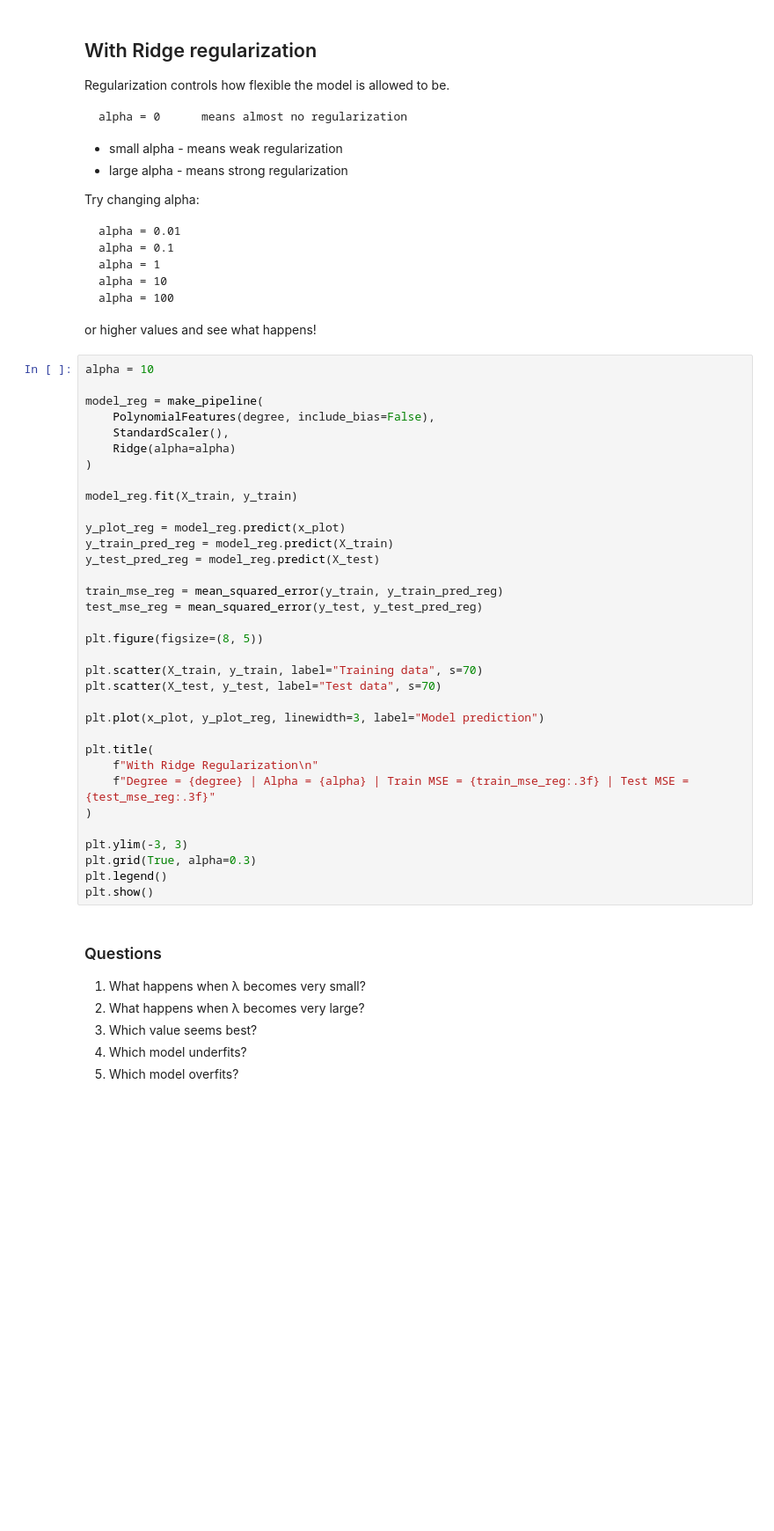
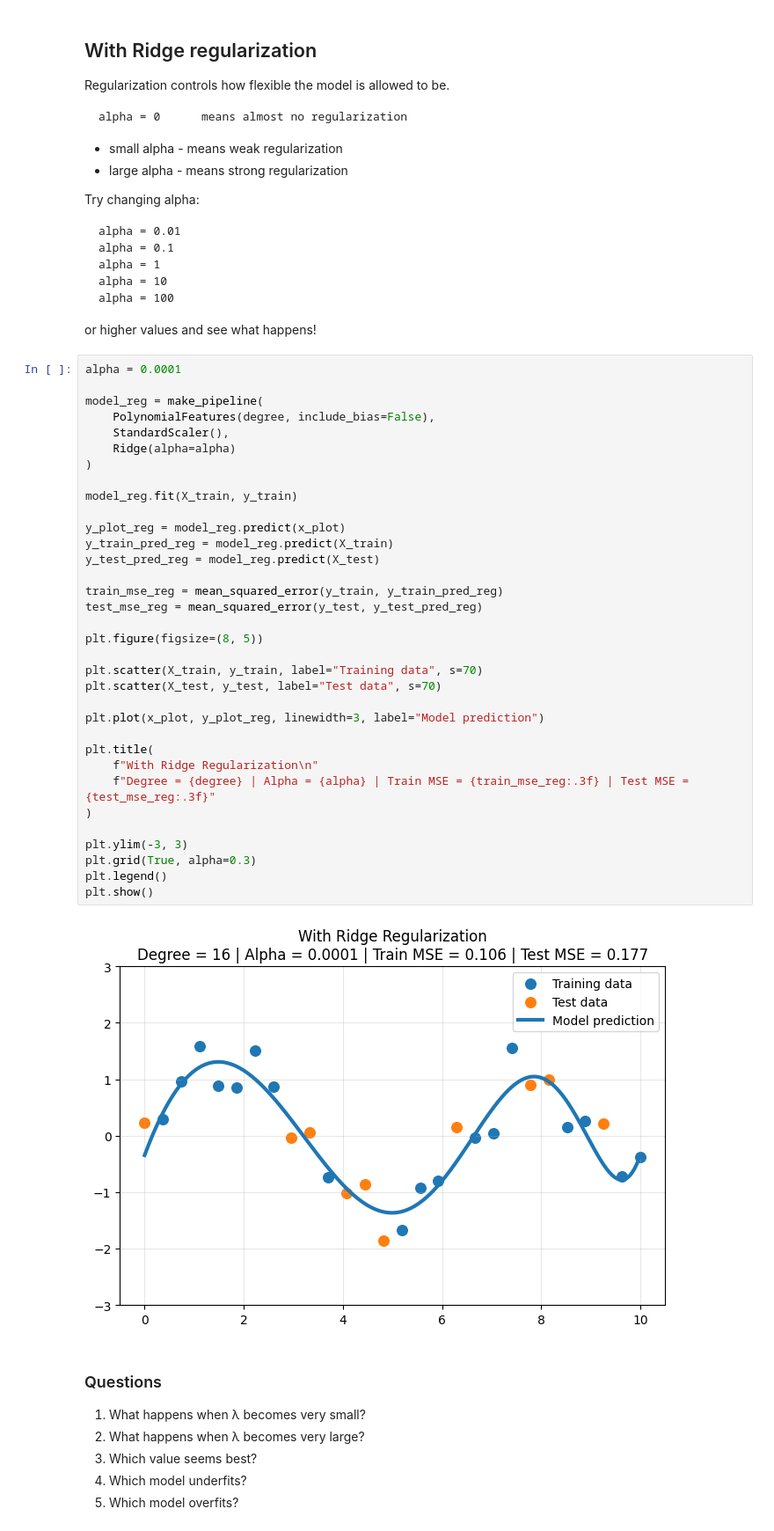
Before and after one commit to DucAnhIsSleepy/ml-course, a Jupyter notebook: docs/4-Regularization/01-regularization-basics.ipynb, the cells around one changed output. Shown at 88% size. Drawn from its saved outputs; the diff is of its cells as text; blank space fills up the shorter version.

````diff
--- a/docs/4-Regularization/01-regularization-basics.ipynb
+++ b/docs/4-Regularization/01-regularization-basics.ipynb
@@ -146,39 +148,41 @@ alpha = 100
 ```
 or higher values and see what happens!
 # %%
-alpha = 10
+alpha = 0.0001
 
 model_reg = make_pipeline(
     PolynomialFeatures(degree, include_bias=False),
     StandardScaler(),
     Ridge(alpha=alpha)
 )
 
 model_reg.fit(X_train, y_train)
 
 y_plot_reg = model_reg.predict(x_plot)
 y_train_pred_reg = model_reg.predict(X_train)
 y_test_pred_reg = model_reg.predict(X_test)
 
 train_mse_reg = mean_squared_error(y_train, y_train_pred_reg)
 test_mse_reg = mean_squared_error(y_test, y_test_pred_reg)
 
 plt.figure(figsize=(8, 5))
 
 plt.scatter(X_train, y_train, label="Training data", s=70)
 plt.scatter(X_test, y_test, label="Test data", s=70)
 
 plt.plot(x_plot, y_plot_reg, linewidth=3, label="Model prediction")
 
 plt.title(
     f"With Ridge Regularization\n"
     f"Degree = {degree} | Alpha = {alpha} | Train MSE = {train_mse_reg:.3f} | Test MSE = {test_mse_reg:.3f}"
 )
 
 plt.ylim(-3, 3)
 plt.grid(True, alpha=0.3)
 plt.legend()
 plt.show()
+# %% [output]
+[figure, added]
 # %% [markdown]
 ### Questions
 
````
Also changed, not shown: parts of 5 cells of this notebook, 1 other file.
